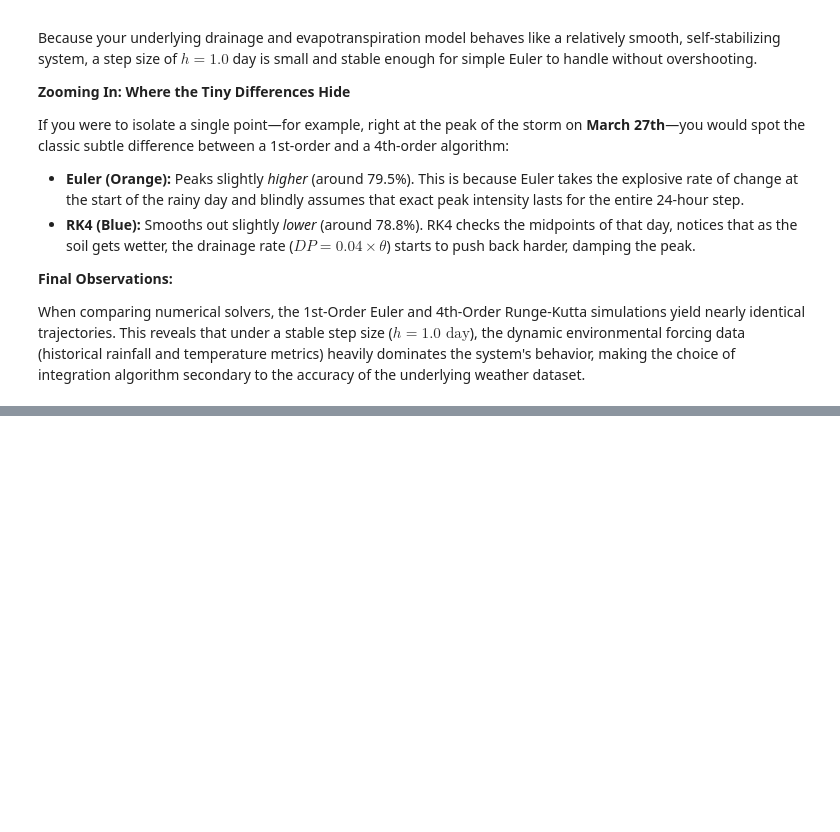
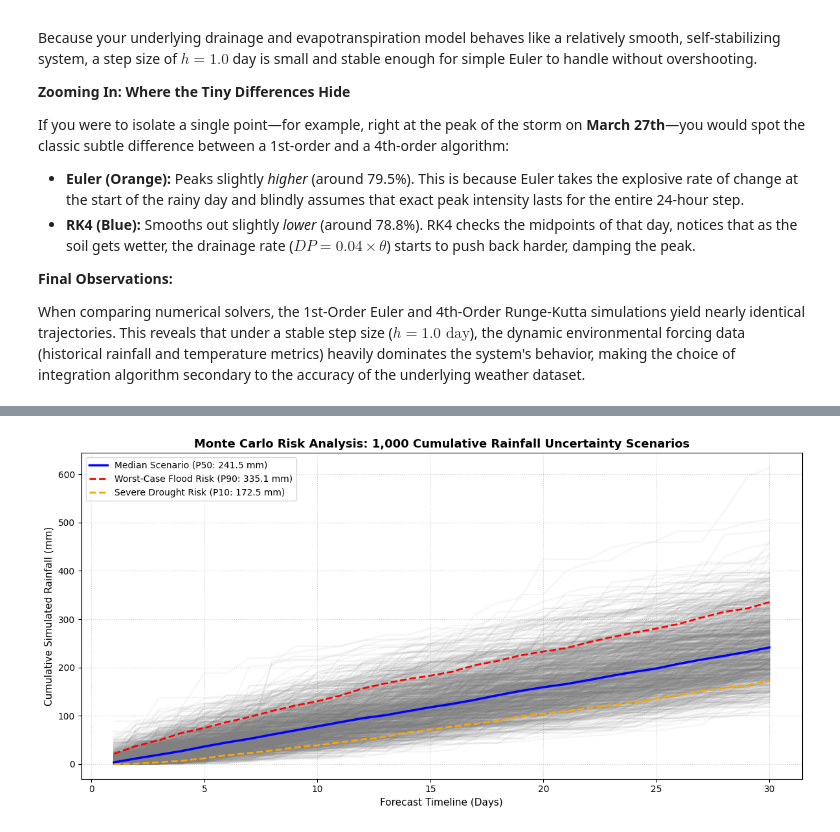
Before and after one commit to SasakaRoben/HydroSense-Kenya, a Jupyter notebook: notebooks/Level_5_Simulation_and_Optimization.ipynb, the cells around one changed output, grey strips where cells are left out. Saved outputs shown, nothing was run; the diff lists cells and outputs as text; code cells hidden in the pictures; blank space fills up the shorter version.

Commit message:
Generate rainfall uncertainty scenarios using Monte Carlo simulation

```diff
--- a/notebooks/Level_5_Simulation_and_Optimization.ipynb
+++ b/notebooks/Level_5_Simulation_and_Optimization.ipynb
@@ -451,0 +476,91 @@ accuracy of the underlying weather dataset.
+# %%
+import numpy as np
+import pandas as pd
+import matplotlib.pyplot as plt
+from scipy.stats import gamma
+
+# ==========================================================
+# 1. LOAD DATA AND EXTRACT STATISTICAL PROPERTIES
+# ==========================================================
+# Read the project dataset
+df = pd.read_csv("../data/processed/weather_daily_cleaned.csv")
+df['rainfall_mm'] = pd.to_numeric(df['rainfall_mm'], errors='coerce').fillna(0.0)
+
+# Isolate days when it actually rained to calibrate our wet-day distribution
+wet_days = df[df['rainfall_mm'] > 0.1]['rainfall_mm'].values
+
+# Calculate empirical probabilities
+total_days = len(df)
+rain_probability = len(wet_days) / total_days  # Likelihood of any given day being rainy
+
+# Fit a Gamma distribution to the historical wet-day data to find shape parameters
+# shape (alpha) controls the peak, scale (beta) controls the tail length
+shape_fit, loc_fit, scale_fit = gamma.fit(wet_days, floc=0)
+
+# ==========================================================
+# 2. MONTE CARLO SIMULATION ENGINE
+# ==========================================================
+NUM_SCENARIOS = 1000   # Number of parallel realities to simulate
+FORECAST_DAYS = 30     # Timeline window length
+
+# Seed the generator for mathematical reproducibility
+np.random.seed(42)
+
+# Matrix structure to hold simulation data: 30 rows (days) by 1000 columns (scenarios)
+simulated_rainfall_matrix = np.zeros((FORECAST_DAYS, NUM_SCENARIOS))
+
+for scenario in range(NUM_SCENARIOS):
+    for day in range(FORECAST_DAYS):
+        # Step A: Roll a random number to determine if it rains at all
+        if np.random.rand() < rain_probability:
+            # Step B: If rainy, sample an intensity value from the calibrated Gamma curve
+            simulated_rainfall_matrix[day, scenario] = gamma.rvs(shape_fit, loc=loc_fit, scale=scale_fit)
+        else:
+            simulated_rainfall_matrix[day, scenario] = 0.0
+
+# Calculate cumulative rainfall tracks across the month for each scenario
+cumulative_tracks = np.cumsum(simulated_rainfall_matrix, axis=0)
+
+# ==========================================================
+# 3. GENERATE RISK ANALYSIS AND GRAPH
+# ==========================================================
+plt.figure(figsize=(12, 6))
+
+# Plot all 1,000 Monte Carlo paths with high transparency (alpha) to see density
+plt.plot(range(1, FORECAST_DAYS + 1), cumulative_tracks, color='gray', alpha=0.08)
+
+# Calculate key statistical percentiles for risk boundaries
+p10_drought = np.percentile(cumulative_tracks[-1, :], 10)
+p50_median  = np.percentile(cumulative_tracks[-1, :], 50)
+p90_flood   = np.percentile(cumulative_tracks[-1, :], 90)
+
+# Highlight explicit risk pathways on the graph
+plt.plot(range(1, FORECAST_DAYS + 1), np.median(cumulative_tracks, axis=1),
+         color='blue', linewidth=2.5, label=f'Median Scenario (P50: {p50_median:.1f} mm)')
+plt.plot(range(1, FORECAST_DAYS + 1), np.percentile(cumulative_tracks, q=90, axis=1),
+         color='red', linewidth=2, linestyle='--', label=f'Worst-Case Flood Risk (P90: {p90_flood:.1f} mm)')
+plt.plot(range(1, FORECAST_DAYS + 1), np.percentile(cumulative_tracks, q=10, axis=1),
+         color='orange', linewidth=2, linestyle='--', label=f'Severe Drought Risk (P10: {p10_drought:.1f} mm)')
+
+plt.title(f"Monte Carlo Risk Analysis: 1,000 Cumulative Rainfall Uncertainty Scenarios", fontsize=13, fontweight='bold')
+plt.xlabel("Forecast Timeline (Days)", fontsize=11)
+plt.ylabel("Cumulative Simulated Rainfall (mm)", fontsize=11)
+plt.grid(True, linestyle=':', alpha=0.6)
+plt.legend(loc="upper left", fontsize=10)
+plt.tight_layout()
+plt.show()
+
+# Print Risk Dashboard
+print("=" * 55)
+print(f"{'MONTE CARLO HYDROLOGICAL RISK REPORT':^55}")
+print("=" * 55)
+print(f"Historical Rain Probability per Day : {rain_probability*100:.2f}%")
+print(f"Calibrated Gamma Shape Factor (α)   : {shape_fit:.4f}")
+print(f"Calibrated Gamma Scale Factor (β)   : {scale_fit:.4f}")
+print("-" * 55)
+print(f"10th Percentile (Severe Drought Risk): {p10_drought:.2f} mm total")
+print(f"50th Percentile (Expected Median)    : {p50_median:.2f} mm total")
+print(f"90th Percentile (Severe Flood Risk)  : {p90_flood:.2f} mm total")
+print("=" * 55)
+# %% [output]
+[figure, added]
```
Also changed, not shown: parts of 3 cells of this notebook.
